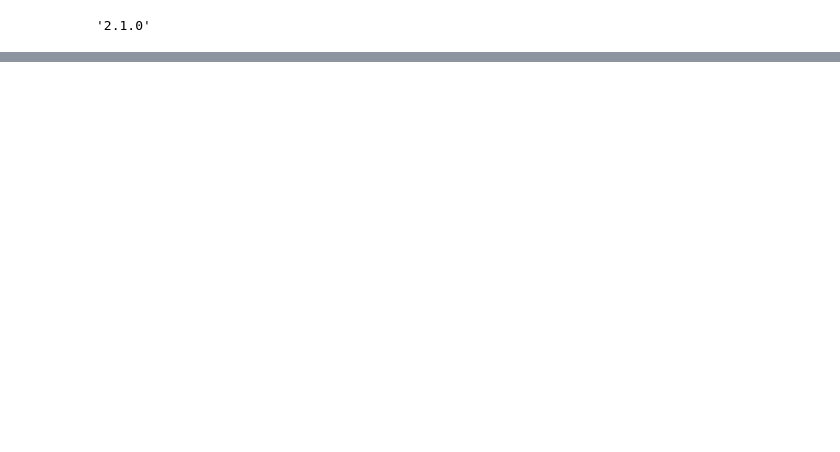
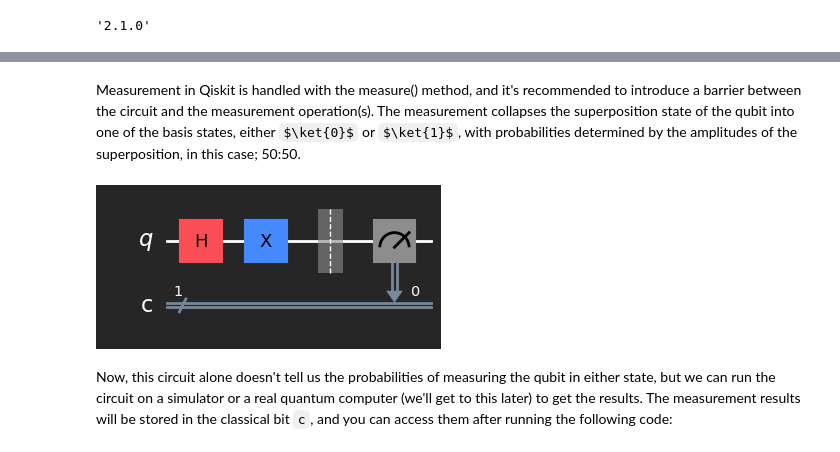
Before and after one commit to Siddhantshimpi/Siddhantshimpi, a Jupyter notebook: Quantum Computing with Qiskit/introduction.ipynb, the cells around one changed output, grey strips where cells are left out. Saved outputs shown, nothing was run; the diff lists cells and outputs as text; code cells hidden in the pictures; some formulas as TeX source; blank space fills up the shorter version.

```diff
--- a/Quantum Computing with Qiskit/introduction.ipynb
+++ b/Quantum Computing with Qiskit/introduction.ipynb
@@ -51,0 +132,10 @@ from qiskit_aer import AerSimulator
+# %% [markdown]
+Measurement in Qiskit is handled with the measure() method, and it's recommended to introduce a barrier between the circuit and the measurement operation(s). The measurement collapses the superposition state of the qubit into one of the basis states, either $\ket{0}$ or $\ket{1}$, with probabilities determined by the amplitudes of the superposition, in this case; 50:50.
+# %%
+qc.barrier()
+qc.measure(0, 0)
+draw_circuit(qc)
+# %% [output]
+[figure, added]
+# %% [markdown]
+Now, this circuit alone doesn't tell us the probabilities of measuring the qubit in either state, but we can run the circuit on a simulator or a real quantum computer (we'll get to this later) to get the results. The measurement results will be stored in the classical bit `c`, and you can access them after running the following code:
```
Also changed, not shown: parts of 74 cells of this notebook, 1 other file.
